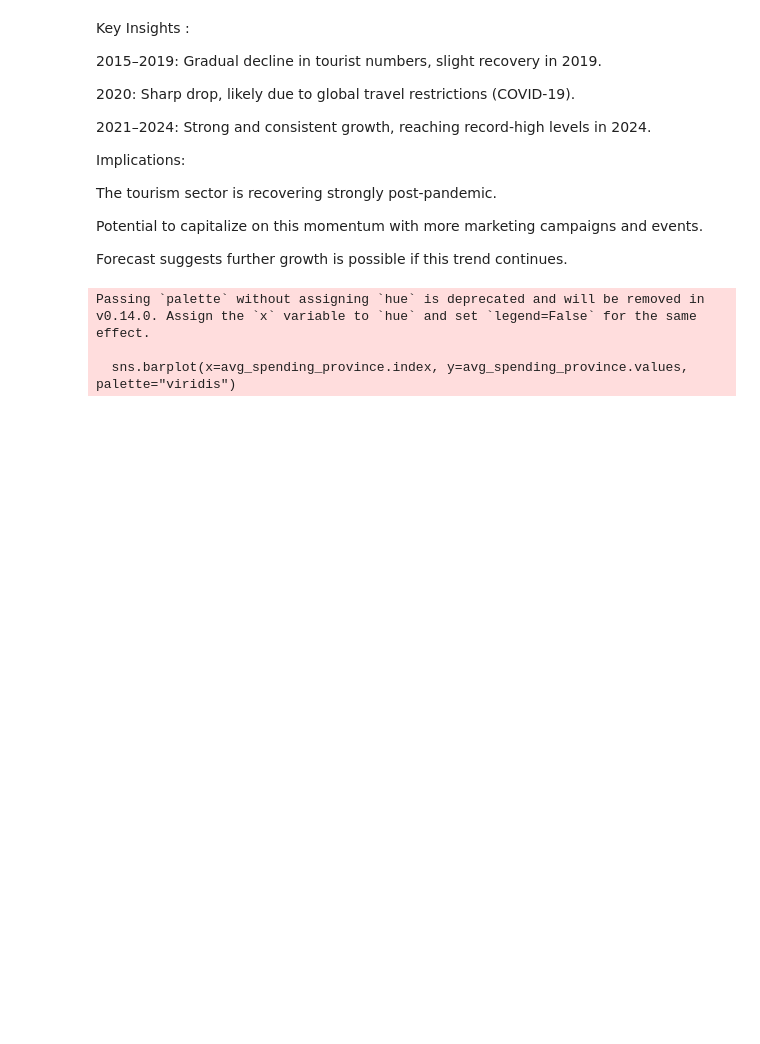
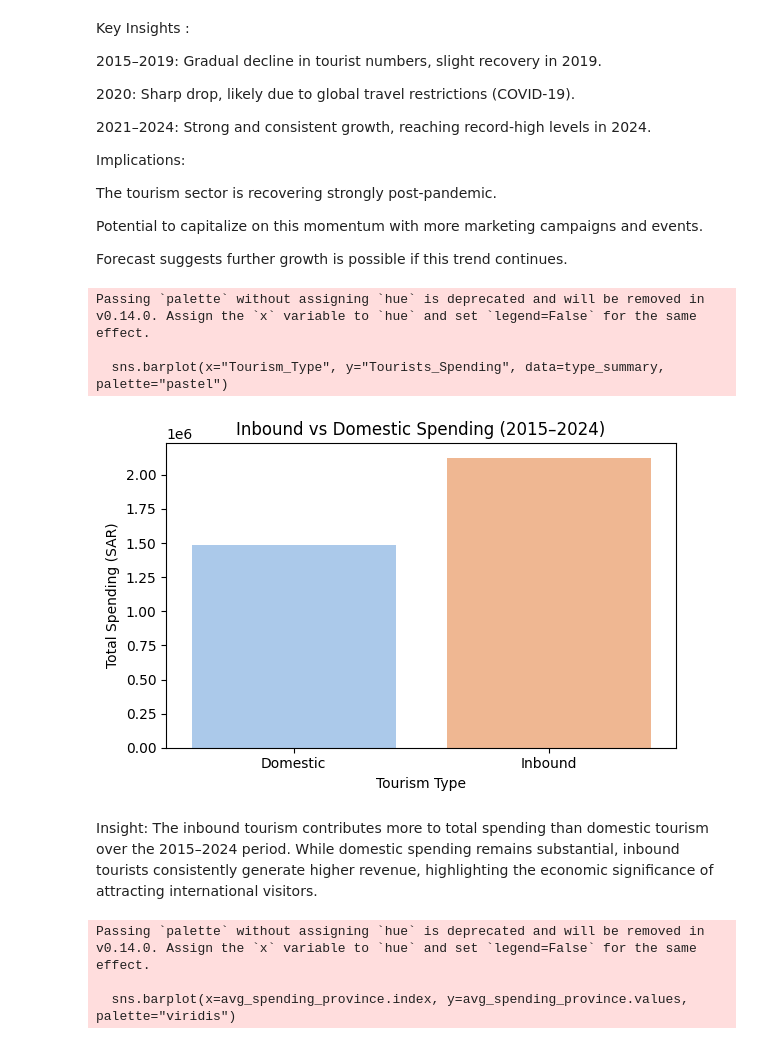
Before and after one commit to LamaAls04/Saudi-Tourism-EDA, a Jupyter notebook: Saudi_Tourism_EDA_Report.ipynb, the cells around one changed output. Cells and saved outputs as stored; diff of their text form; code cells hidden in the pictures; blank space fills up the shorter version.

```diff
--- a/Saudi_Tourism_EDA_Report.ipynb
+++ b/Saudi_Tourism_EDA_Report.ipynb
@@ -238,6 +240,21 @@ The tourism sector is recovering strongly post-pandemic.
 Potential to capitalize on this momentum with more marketing campaigns and events.
 
 Forecast suggests further growth is possible if this trend continues.
+# %%
+plt.figure(figsize=(6,4))
+sns.barplot(x="Tourism_Type", y="Tourists_Spending", data=type_summary, palette="pastel")
+plt.title("Inbound vs Domestic Spending (2015–2024)")
+plt.ylabel("Total Spending (SAR)")
+plt.xlabel("Tourism Type")
+plt.tight_layout()
+plt.show()
+# %% [output]
+Passing `palette` without assigning `hue` is deprecated and will be removed in v0.14.0. Assign the `x` variable to `hue` and set `legend=False` for the same effect.
+
+  sns.barplot(x="Tourism_Type", y="Tourists_Spending", data=type_summary, palette="pastel")
+[figure, added]
+# %% [markdown]
+Insight: The inbound tourism contributes more to total spending than domestic tourism over the 2015–2024 period. While domestic spending remains substantial, inbound tourists consistently generate higher revenue, highlighting the economic significance of attracting international visitors.
 # %%
 # Sort provinces by average spending per trip
 avg_spending_province = df.groupby("Province")["Avg_Spending_Trip"].mean().sort_values(ascending=False)
```
Also changed, not shown: parts of 6 cells of this notebook.
